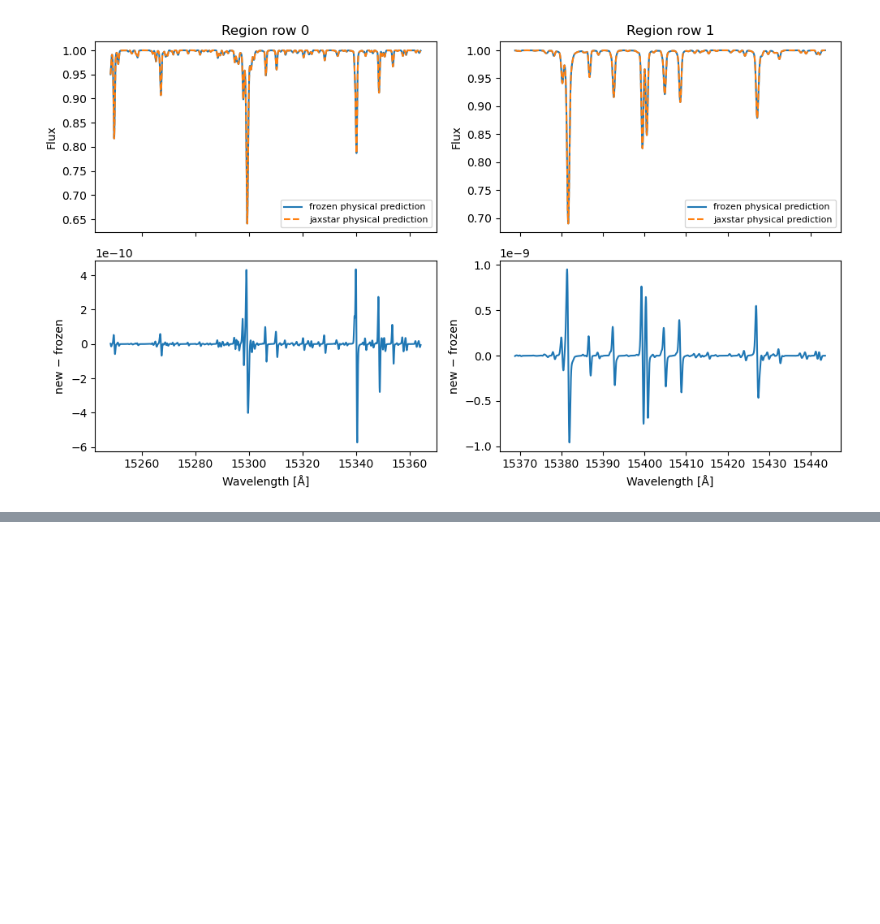
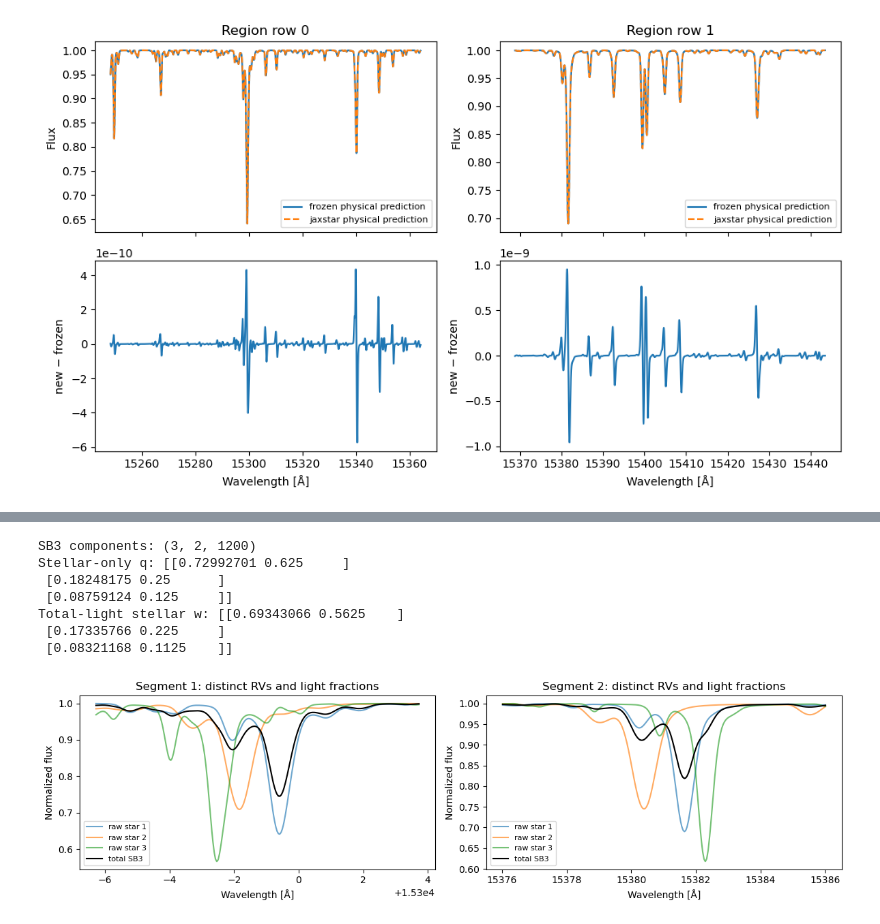
Before and after one commit to kemasuda/jaxstar, a Jupyter notebook: examples/tutorials/specmodel.ipynb, the cells around one changed output, grey strips where cells are left out. Drawn from its saved outputs; the diff is of its cells as text; code cells hidden in the pictures; blank space fills up the shorter version.

```diff
--- a/examples/tutorials/specmodel.ipynb
+++ b/examples/tutorials/specmodel.ipynb
@@ -344,3 +407,39 @@ full      : max |new - frozen| = 9.575e-10
+# %%
+third = copy.deepcopy(primary)
+third["atmosphere"].update(teff=5780., logg=4.1, feh=-0.05, alpha=0.05)
+third["broadening"].update(vsini=3., vmacro=2., u1=0.6, u2=0.1)
+third["rv"] = np.array([-25., 25.])
+sb3 = {
+    "components": (primary, secondary, third),
+    "flux_weights": np.array([[1., 1.], [0.25, 0.4], [0.12, 0.2]]),
+    "dilution": np.array([0.05, 0.1]),
+    "instrument": copy.deepcopy(params["instrument"]),
+}
+total3 = model(sb3, zoom_wave)
+parts3 = model.decompose(sb3, zoom_wave)
+np.testing.assert_allclose(total3, parts3.total)
+print("SB3 components:", parts3.components.shape)
+print("Stellar-only q:", np.asarray(parts3.stellar_fractions))
+print("Total-light stellar w:", np.asarray(parts3.light_fractions))
+
+fig, axes = plt.subplots(1, len(zoom_wave), figsize=(12, 3.5), squeeze=False)
+for region, ax in enumerate(axes[0]):
+    for component in range(3):
+        ax.plot(zoom_wave[region], parts3.components[component, region], alpha=0.65, label=f"raw star {component + 1}")
+    ax.plot(zoom_wave[region], total3[region], color="black", lw=1.5, label="total SB3")
+    ax.set(xlabel="Wavelength [Å]", ylabel="Normalized flux", title=f"Segment {region + 1}: distinct RVs and light fractions")
+    ax.legend(fontsize=8)
+fig.tight_layout()
+plt.show()
+# %% [output]
+SB3 components: (3, 2, 1200)
+Stellar-only q: [[0.72992701 0.625     ]
+ [0.18248175 0.25      ]
+ [0.08759124 0.125     ]]
+Total-light stellar w: [[0.69343066 0.5625    ]
+ [0.17335766 0.225     ]
+ [0.08321168 0.1125    ]]
+[figure, added]
 # %% [markdown]
 ## Reproducibility and next use
 
```
Also changed, not shown: parts of 6 cells of this notebook, 12 other files.
